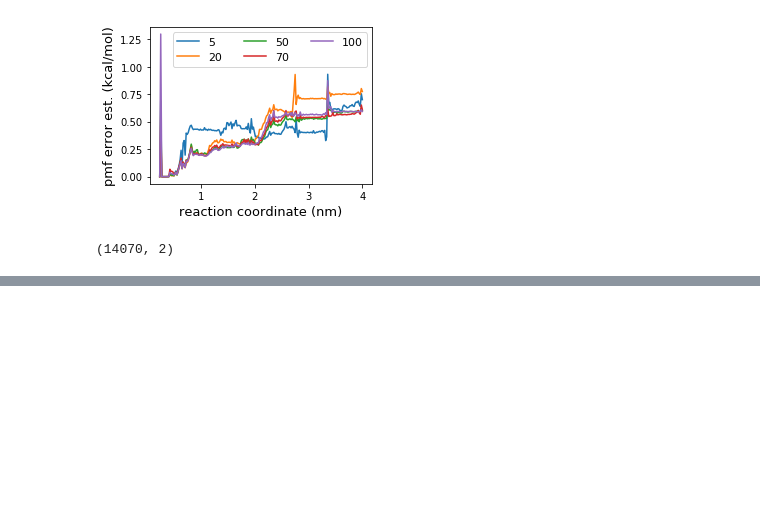
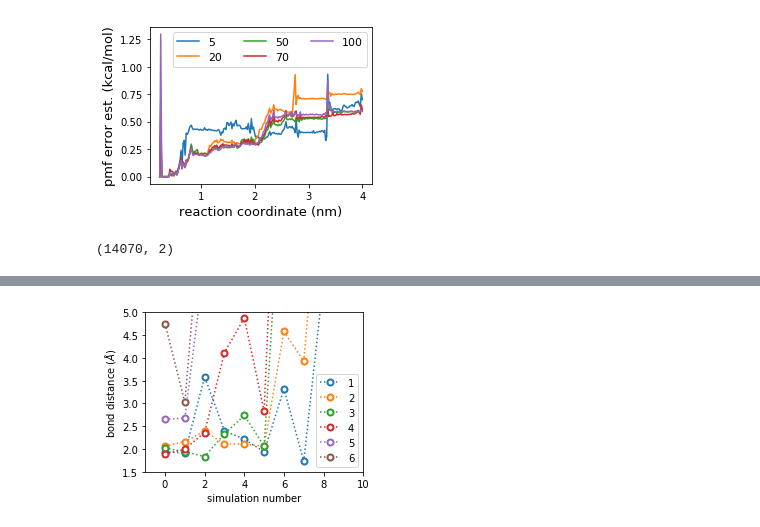
Before and after one commit to g-torr/simulation-research, a Jupyter notebook: Untitled.ipynb, the cells around one changed output, grey strips where cells are left out. Drawn from its saved outputs; the diff is of its cells as text; code cells hidden in the pictures; blank space fills up the shorter version.

```diff
--- a/Untitled.ipynb
+++ b/Untitled.ipynb
@@ -97,0 +91,22 @@ Name: 1, dtype: float64], dtype=object)
+# %%
+data=[]
+df=pd.read_csv(path+'/multiplot.dat',sep=' ',header=None,skip_blank_lines=False,names=["n","r"])
+events=np.split(df, df[df.isnull().all(1)].index)
+events=events[:-1]
+
+for el in events:# it stores the first empty line, so we remove it
+    data+=[el.dropna()]
+# %%
+
+figure(figsize=(4,3))
+for d in data:
+    plot(d.n,d.r,":",marker="o",ms=6,mfc="white",mew=2)
+ylim(1.5,5)
+xlim(-1,10)
+xlabel("simulation number")
+ylabel("bond distance ($\AA$)")
+legend(arange(1,7),numpoints=1,ncol=1,loc="lower right")
+tight_layout()
+savefig("hairpin-HB2.pdf")
+# %% [output]
+[figure, added]
```
Also changed, not shown: parts of 17 cells of this notebook, 9 other files.
